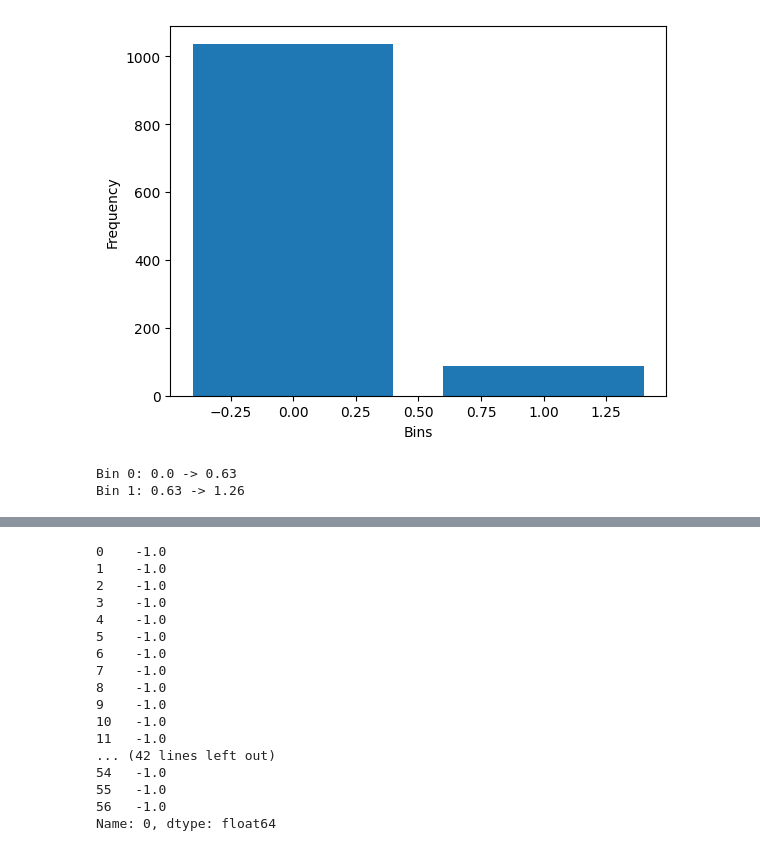
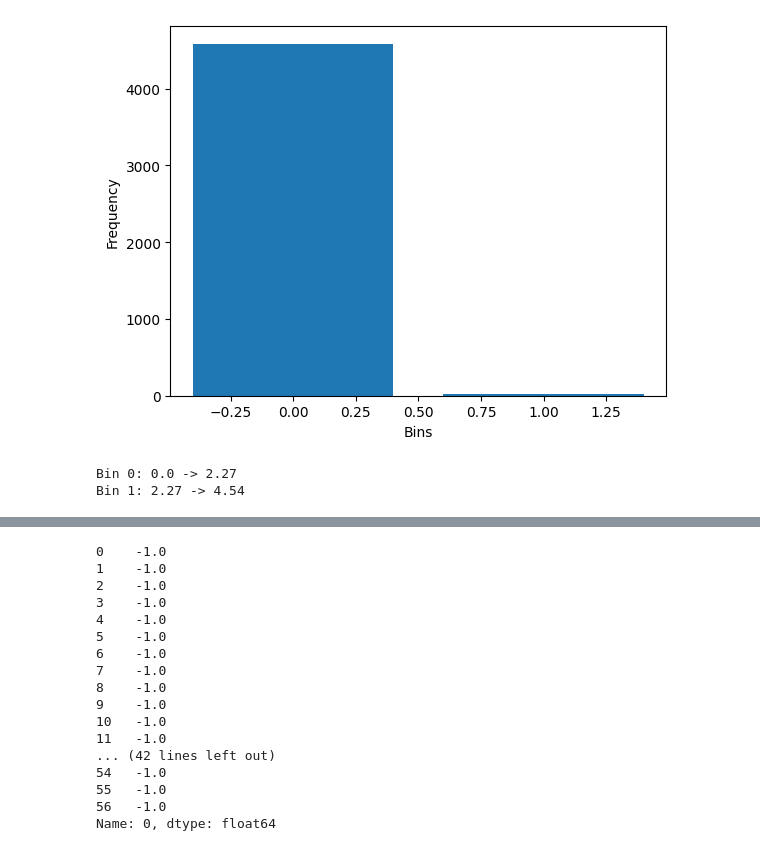
Before and after one commit to wokiee/mlassignment1, a Jupyter notebook: least_general_generalisation.ipynb, the cells around one changed output, grey strips where cells are left out. Drawn from its saved outputs; the diff is of its cells as text; code cells hidden in the pictures.

```diff
--- a/least_general_generalisation.ipynb
+++ b/least_general_generalisation.ipynb
@@ -27,0 +9,6 @@ df.head()
+# %%
+#Read spambase.data into pandas dataframe
+df = pd.read_csv('spambase.data',header = None)
+
+spam_df = df[(df[57] == 1)] #select the rows that are spam
+spam_df
@@ -28,15 +32,13 @@ df.head()
 # %%
-def remove_outliers(df,columns,n_std):
-    for col in columns:
-        print('Working on column: {}'.format(col))
-        mean = df[col].mean()
-        sd = df[col].std()
-
-        df = df[(df[col] <= mean+(n_std*sd))]
-
+#Remove outliers using 3 standard deviations away from the mean to differentiate outlier from non-outlier
+def remove_outliers(spam_df,columns,n_std):
+    for column in columns:
+        mean = spam_df[column].mean()
+        sd = spam_df[column].std()
+        spam_df = spam_df[(spam_df[column] <= mean+(n_std*sd))]
     return df
 
-df[(np.abs(stats.zscore(df)) < 0.1).all(axis=1)]
-df = remove_outliers(df, df.columns, 4)
-df
+spam_df[(np.abs(stats.zscore(spam_df)) < 0.1).all(axis=1)]
+spam_df = remove_outliers(spam_df, spam_df.columns, 3)
+spam_df
 # %% [output]
@@ -73,26 +58,22 @@ Working on column: 57
 # %%
+#Visualizes the number of observations in each bin
 def plot_bins(values):
-    """visualizes the number of observations in each bin"""
-
     counter = Counter(values)
     plt.bar(counter.keys(), counter.values())
     plt.xlabel('Bins')
     plt.ylabel('Frequency')
     plt.show()
 
 def show_bins(bins):
-    """Shows the ranges of values the bins comprises"""
-
     for i in range(len(bins)-1):
         print(f'Bin {i}: {str(bins[i])} -> {str(bins[i+1])}')
+
+att = spam_df.iloc[:, 0:1]
+att_bin = kbins.fit_transform(np.array(att).reshape(-1,1))
+# show results
+plot_bins(Counter(list(att_bin.flatten())))
+show_bins(kbins.bin_edges_[0])
+# %% [output]
+[figure, added]
+Bin 0: 0.0 -> 2.27
+Bin 1: 2.27 -> 4.54
-# %%
-#bins = [2, 2, 2, 2]
-att = df.iloc[:, 0:1]
-att_bin = kbins.fit_transform(np.array(att).reshape(-1,1))
-# show results
-plot_bins(Counter(list(att_bin.flatten())))
-show_bins(kbins.bin_edges_[0])
-# %% [output]
-[figure, removed]
-Bin 0: 0.0 -> 0.63
-Bin 1: 0.63 -> 1.26
```
Also changed, not shown: parts of 11 cells of this notebook, 2 other files.
